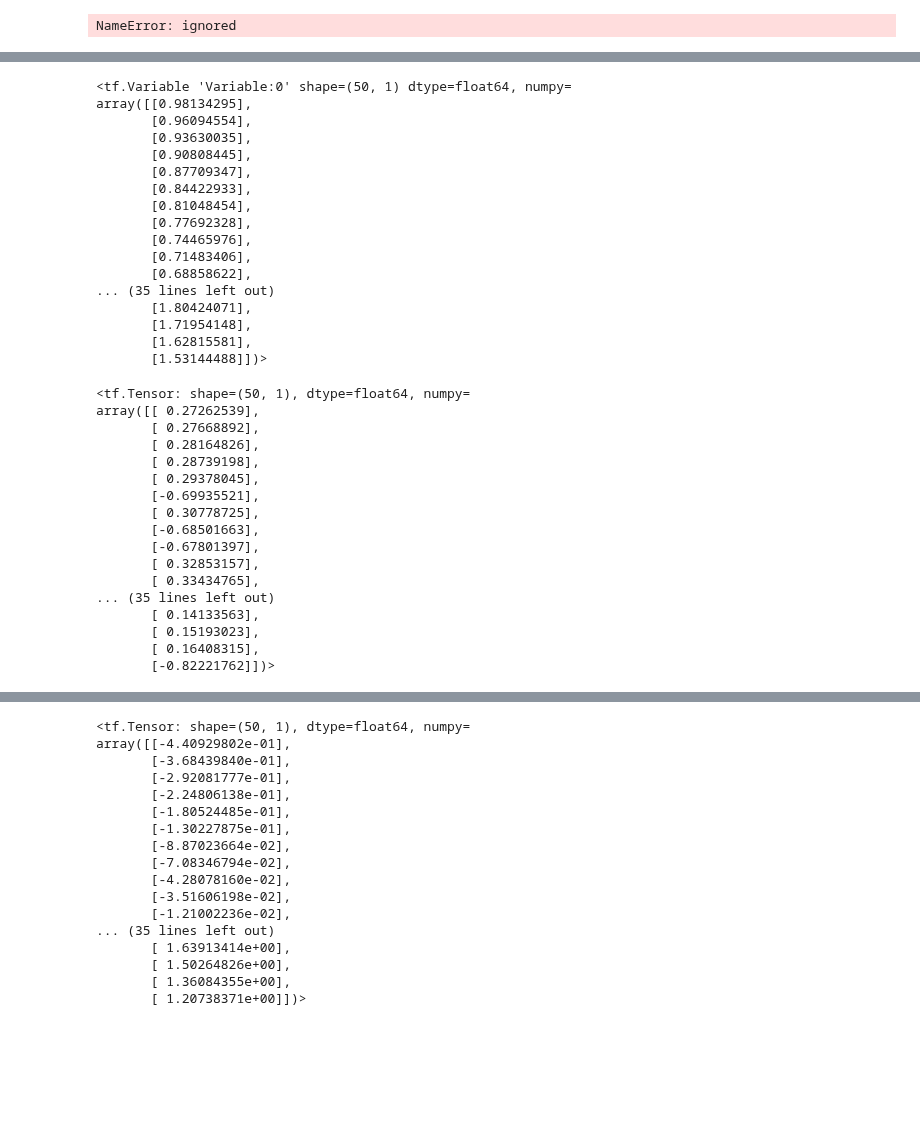
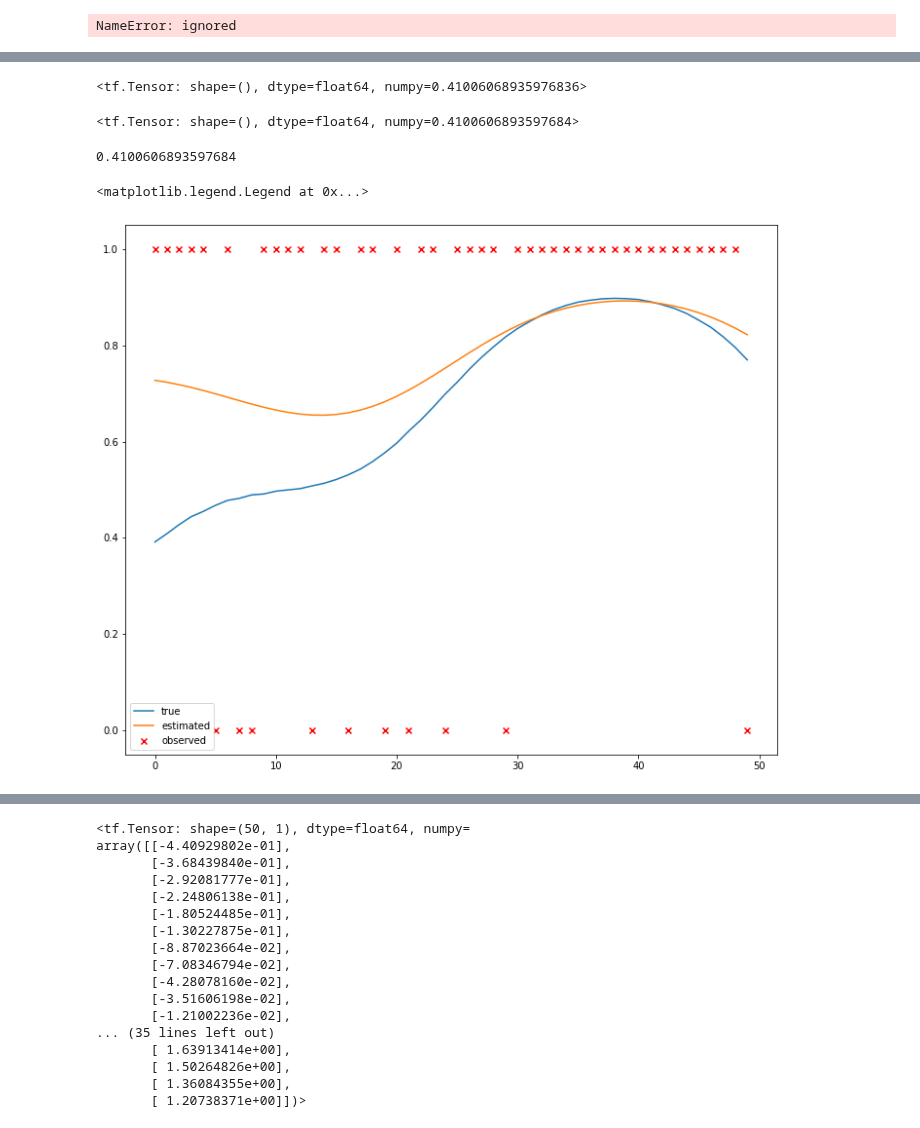
Before and after one commit to RoetGer/generalized-t-process-regression, a Jupyter notebook: gen_t_process.ipynb, the cells around one changed output, grey strips where cells are left out. Cells and saved outputs as stored; diff of their text form; code cells hidden in the pictures; blank space fills up the shorter version.

```diff
--- a/gen_t_process.ipynb
+++ b/gen_t_process.ipynb
@@ -500,40 +478,21 @@ Initial mean absolute difference between f and f_real: tf.Tensor(1.3502401339741
-# %%
-f
-# %% [output]
-<tf.Variable 'Variable:0' shape=(50, 1) dtype=float64, numpy=
-array([[0.98134295],
-       [0.96094554],
-       [0.93630035],
-       [0.90808445],
-       [0.87709347],
-       [0.84422933],
-       [0.81048454],
-       [0.77692328],
-       [0.74465976],
-       [0.71483406],
-       [0.68858622],
-... (35 lines left out)
-       [1.80424071],
-       [1.71954148],
-       [1.62815581],
-       [1.53144488]])>
-# %%
-grad_ll
-# %% [output]
-<tf.Tensor: shape=(50, 1), dtype=float64, numpy=
-array([[ 0.27262539],
-       [ 0.27668892],
-       [ 0.28164826],
-       [ 0.28739198],
-       [ 0.29378045],
-       [-0.69935521],
-       [ 0.30778725],
-       [-0.68501663],
-       [-0.67801397],
-       [ 0.32853157],
-       [ 0.33434765],
-... (35 lines left out)
-       [ 0.14133563],
-       [ 0.15193023],
-       [ 0.16408315],
-       [-0.82221762]])>
+# %%
+tf.reduce_mean(tf.abs(tf.matmul(cov_mat, (f * (-transp_hess_diag)  + grad_ll)) - f_real))
+# %% [output]
+<tf.Tensor: shape=(), dtype=float64, numpy=0.41006068935976836>
+# %%
+tf.reduce_mean(tf.abs(f - f_real))
+# %% [output]
+<tf.Tensor: shape=(), dtype=float64, numpy=0.4100606893597684>
+# %%
+tf.reduce_mean(tf.abs(f_real - f)).numpy()
+# %% [output]
+0.4100606893597684
+# %%
+fig = plt.figure(figsize=(12,10))
+plt.plot(tf.math.sigmoid(f_real).numpy(), label='true')
+plt.plot(tf.math.sigmoid(f).numpy(), label='estimated')
+plt.scatter(x=np.arange(y.shape[0]), y=y, label='observed', color='red', marker='x')
+plt.legend(loc='best')
+# %% [output]
+<matplotlib.legend.Legend at 0x...>
+[figure, added]
```
Also changed, not shown: parts of 32 cells of this notebook.
